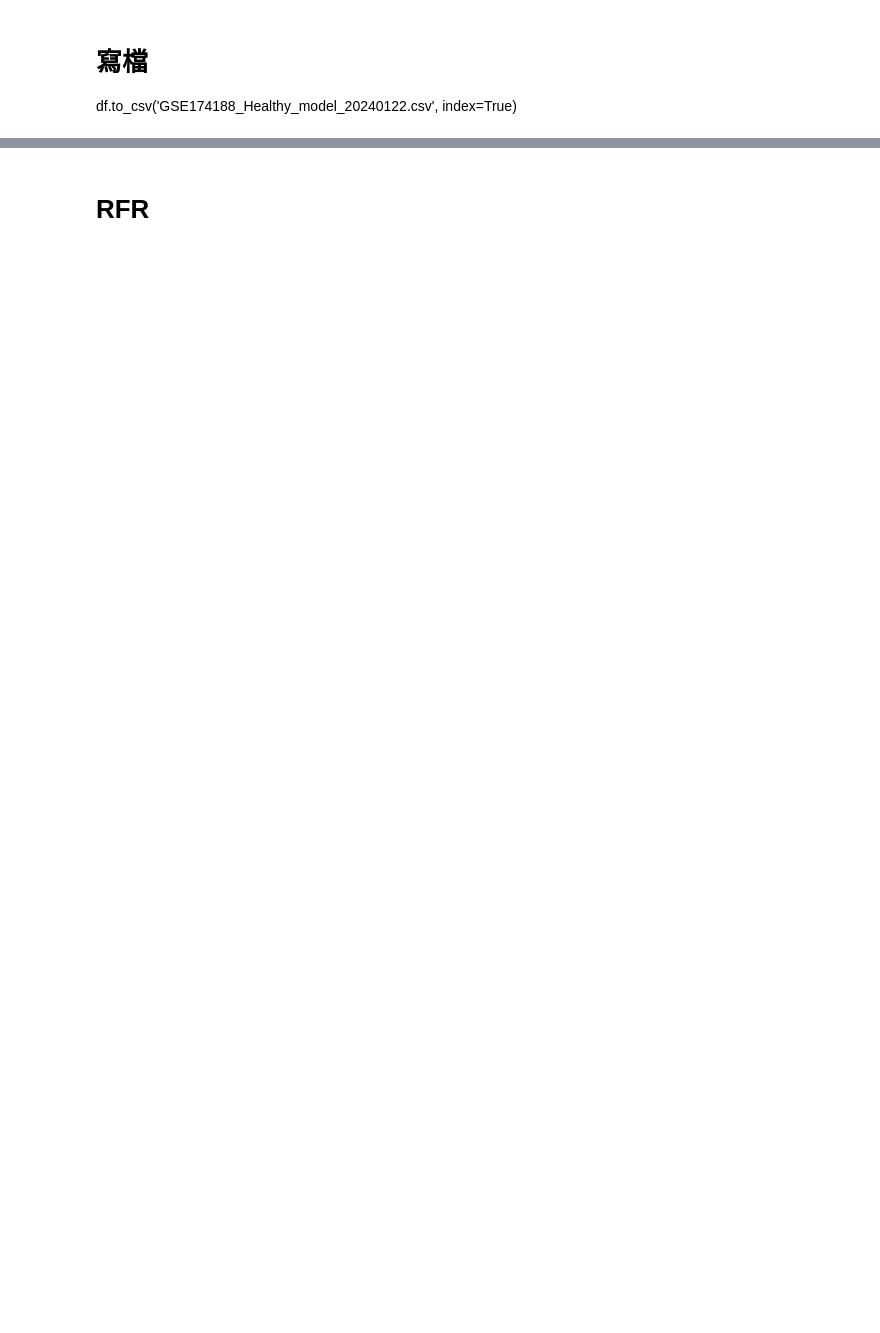
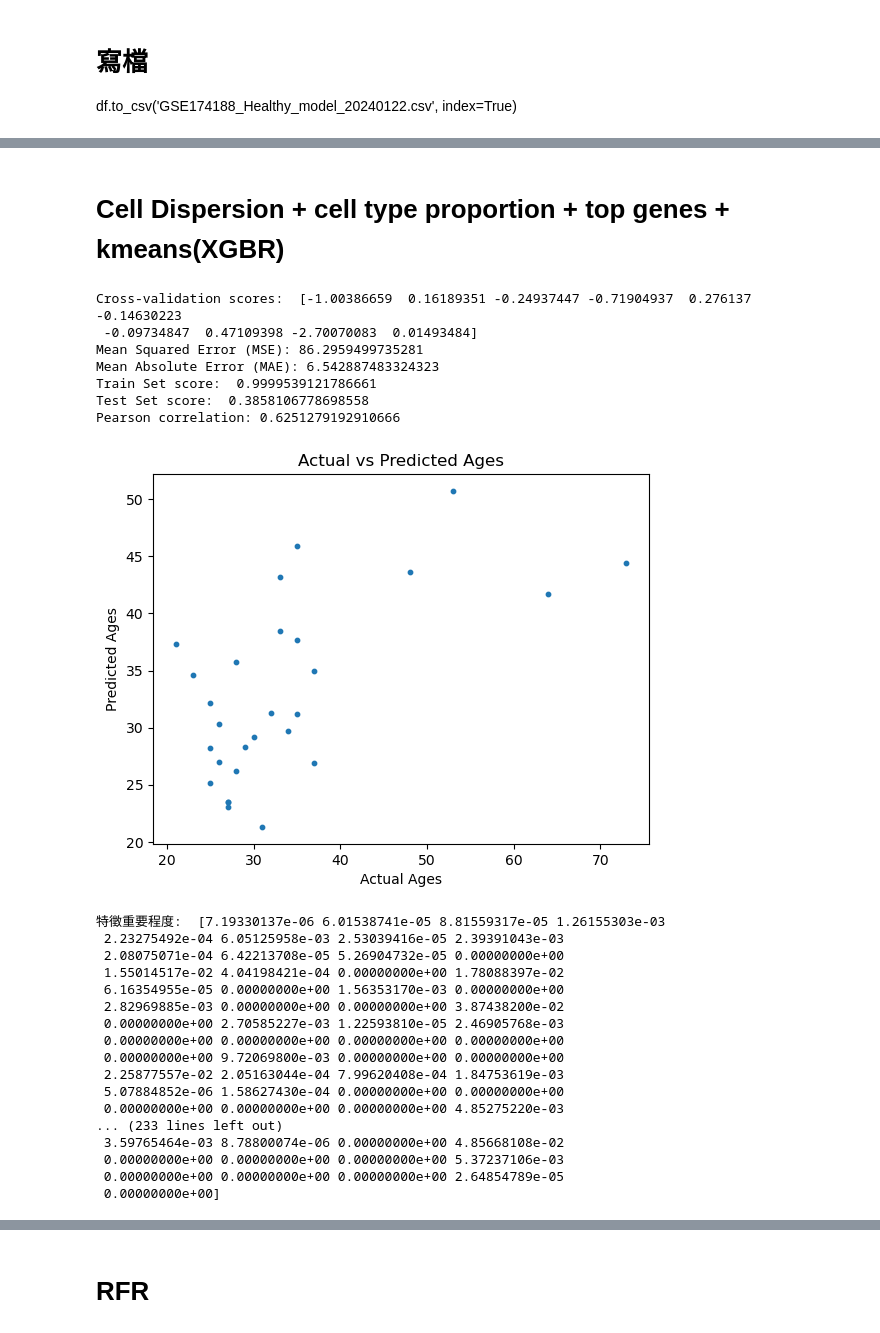
Before and after one commit to benson8902/Research, a Jupyter notebook: Code/Step7 XGBR_20240122.ipynb, the cells around one changed output, grey strips where cells are left out. Drawn from its saved outputs; the diff is of its cells as text; code cells hidden in the pictures; blank space fills up the shorter version.

```diff
--- a/Code/Step7 XGBR_20240122.ipynb
+++ b/Code/Step7 XGBR_20240122.ipynb
@@ -373,0 +323,72 @@ Pearson correlation: 0.36759357239934104
+# %% [markdown]
+# Cell Dispersion + cell type proportion + top genes + kmeans(XGBR)
+# %%
+def XGBR(df, age, test_size=0.3, n_estimators=65, max_depth=4, colsample_bytree = 1, gamma = 0.1, min_child_weight = 1, subsample = 0.8):
+    X_train, X_test, y_train, y_test = train_test_split(df, age, test_size=test_size, random_state=42)
+    # n_jobs=-1處理器全開
+    xgbrModel = xgb.XGBRegressor(n_estimators = n_estimators, n_jobs=-1, max_depth = max_depth,
+                                 colsample_bytree = colsample_bytree, gamma = gamma, min_child_weight = min_child_weight,
+                                subsample = subsample, eval_metric="rmse")
+    # 創建k折交叉驗證對象
+    kf = KFold(n_splits=10, shuffle=True, random_state=42)
+
+    # 進行 k-fold cross-validation，例如 k=10
+    scores = cross_val_score(xgbrModel, df, age, cv=kf)
+    print('Cross-validation scores: ', scores)
+
+    # train model with early stopping
+    eval_set = [(X_test, y_test)]
+    xgbrModel.fit(X_train, y_train, eval_set=[(X_test, y_test)], verbose=False)
+
+    y_pred = xgbrModel.predict(X_test)
+
+    # 計算均方誤差（Mean Squared Error, MSE）
+    mse = mean_squared_error(y_test, y_pred)
+    print(f'Mean Squared Error (MSE): {mse}')
+
+    # 計算平均絕對誤差（Mean Absolute Error, MAE）
+    mae = mean_absolute_error(y_test, y_pred)
+    print(f'Mean Absolute Error (MAE): {mae}')
+
+    # 預測成功的比例
+    print('Train Set score: ',xgbrModel.score(X_train,y_train))
+    print('Test Set score: ',xgbrModel.score(X_test,y_test))
+    # 計算皮爾森相關係數
+    corr, _ = pearsonr(y_test, y_pred)
+    print(f'Pearson correlation: {corr}')
+    plt.scatter(y_test, y_pred, s=10, label='True')
+    plt.xlabel('Actual Ages')
+    plt.ylabel('Predicted Ages')
+    plt.title('Actual vs Predicted Ages')
+    plt.show()
+
+
+    print('特徵重要程度: ',xgbrModel.feature_importances_)
+# %%
+XGBR(df, age, test_size=0.3, n_estimators=65, max_depth=2, colsample_bytree = 1, gamma = 0.1, min_child_weight = 1, subsample = 0.8)
+# %% [output]
+Cross-validation scores:  [-1.00386659  0.16189351 -0.24937447 -0.71904937  0.276137   -0.14630223
+ -0.09734847  0.47109398 -2.70070083  0.01493484]
+Mean Squared Error (MSE): 86.2959499735281
+Mean Absolute Error (MAE): 6.542887483324323
+Train Set score:  0.9999539121786661
+Test Set score:  0.3858106778698558
+Pearson correlation: 0.6251279192910666
+[figure, added]
+特徵重要程度:  [7.19330137e-06 6.01538741e-05 8.81559317e-05 1.26155303e-03
+ 2.23275492e-04 6.05125958e-03 2.53039416e-05 2.39391043e-03
+ 2.08075071e-04 6.42213708e-05 5.26904732e-05 0.00000000e+00
+ 1.55014517e-02 4.04198421e-04 0.00000000e+00 1.78088397e-02
+ 6.16354955e-05 0.00000000e+00 1.56353170e-03 0.00000000e+00
+ 2.82969885e-03 0.00000000e+00 0.00000000e+00 3.87438200e-02
+ 0.00000000e+00 2.70585227e-03 1.22593810e-05 2.46905768e-03
+ 0.00000000e+00 0.00000000e+00 0.00000000e+00 0.00000000e+00
+ 0.00000000e+00 9.72069800e-03 0.00000000e+00 0.00000000e+00
+ 2.25877557e-02 2.05163044e-04 7.99620408e-04 1.84753619e-03
+ 5.07884852e-06 1.58627430e-04 0.00000000e+00 0.00000000e+00
+ 0.00000000e+00 0.00000000e+00 0.00000000e+00 4.85275220e-03
+... (233 lines left out)
+ 3.59765464e-03 8.78800074e-06 0.00000000e+00 4.85668108e-02
+ 0.00000000e+00 0.00000000e+00 0.00000000e+00 5.37237106e-03
+ 0.00000000e+00 0.00000000e+00 0.00000000e+00 2.64854789e-05
+ 0.00000000e+00]
```
Also changed, not shown: parts of 23 cells of this notebook, 1 other file.
